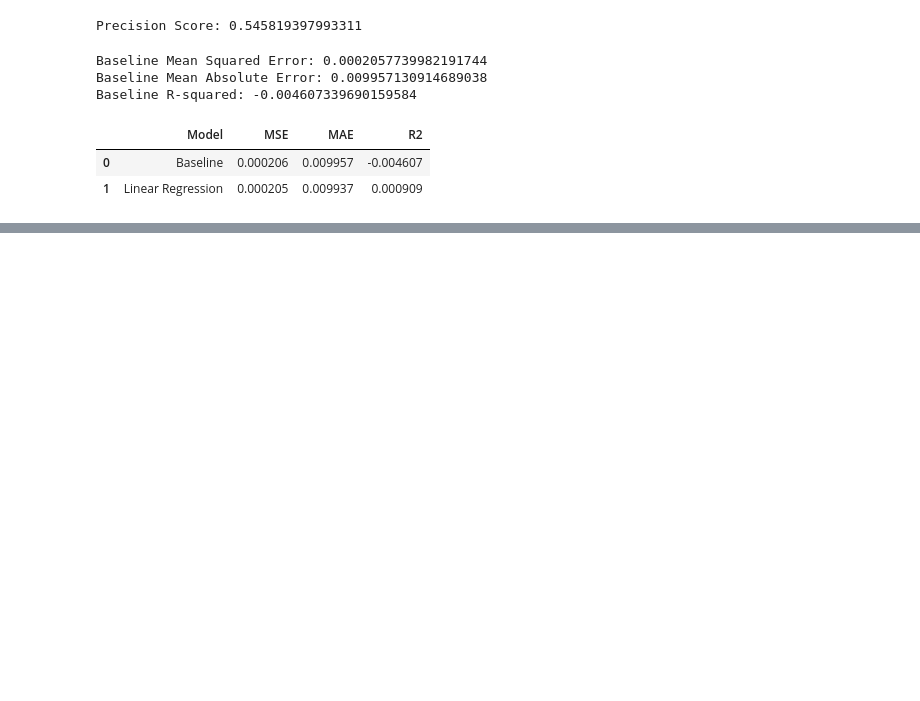
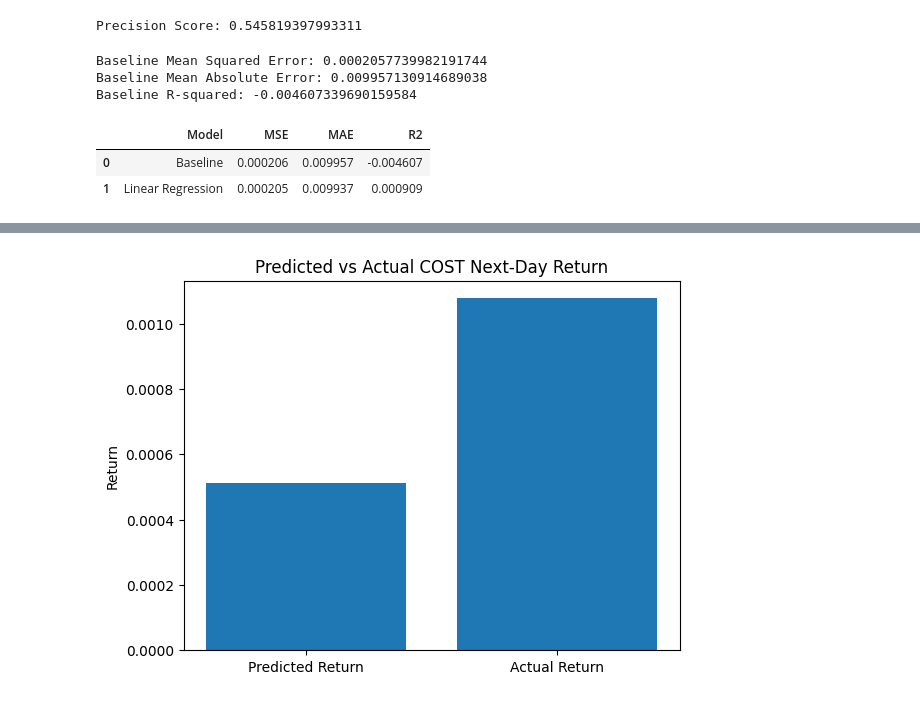
Before and after one commit to taneeshadaga/predict-cost, a Jupyter notebook: cost_stock_prediction.ipynb, the cells around one changed output, grey strips where cells are left out. Cells and saved outputs as stored; diff of their text form; code cells hidden in the pictures; blank space fills up the shorter version.

Commit message:
evaluated next-day prediction accuracy

```diff
--- a/cost_stock_prediction.ipynb
+++ b/cost_stock_prediction.ipynb
@@ -302,0 +315,10 @@ comparison
+# %%
+# Checking Next-Day Prediction Against Actual Price
+import yfinance as yf
+predicted_next_day_return = 0.0005116510740219289
+predicted_next_day_price = 1012.217649604865
+last_close_price = 1011.7000122070312
+
+cost = yf.Ticker("COST")
+updated_cost = cost.history(start="2026-05-01", end="2026-05-06")
+updated_cost[["Close"]]
@@ -302,0 +330,19 @@ comparison
+# %%
+# Next Day Prediction Check
+actual_next_day_price = updated_cost.loc["2026-05-04", "Close"]
+actual_next_day_return = (actual_next_day_price - last_close_price) / last_close_price
+
+price_error = actual_next_day_price - predicted_next_day_price
+return_error = actual_next_day_return - predicted_next_day_return
+
+direction_correct = (actual_next_day_return > 0) == (predicted_next_day_return > 0)
+
+print("Predicted Next-Day Price:", predicted_next_day_price)
+print("Actual Next-Day Price:", actual_next_day_price)
+print("Price Error:", price_error)
+
+print("Predicted Next-Day Return:", predicted_next_day_return)
+print("Actual Next-Day Return:", actual_next_day_return)
+print("Return Error:", return_error)
+
+print("Predicted Direction Correct:", direction_correct)
@@ -302,0 +357,12 @@ comparison
+# %%
+# Plotting Predicted vs Actual Next-Day Return
+import matplotlib.pyplot as plt
+plt.bar(
+    ["Predicted Return", "Actual Return"],
+    [predicted_next_day_return, actual_next_day_return]
+)
+plt.title("Predicted vs Actual COST Next-Day Return")
+plt.ylabel("Return")
+plt.show()
+# %% [output]
+[figure, added]
```
Also changed, not shown: parts of 3 cells of this notebook.
